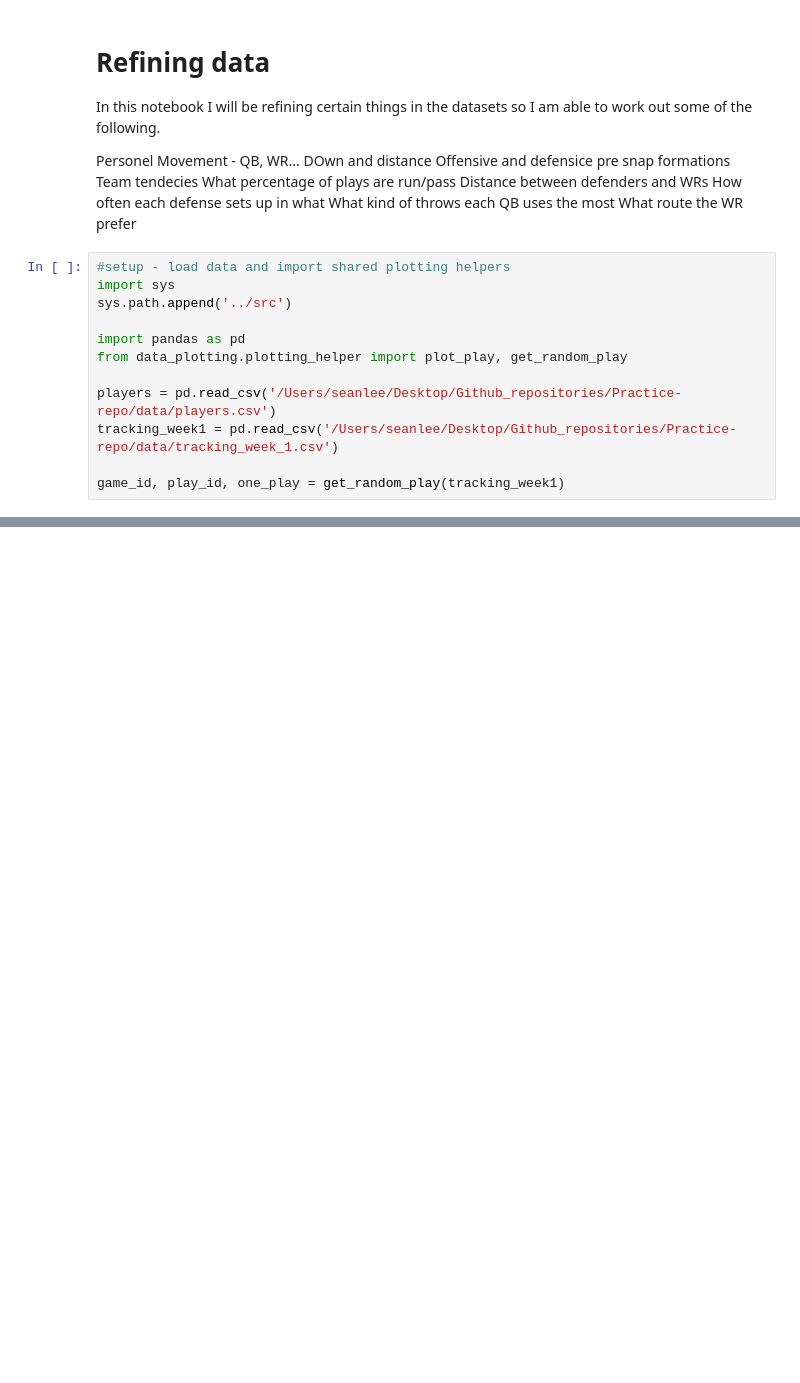
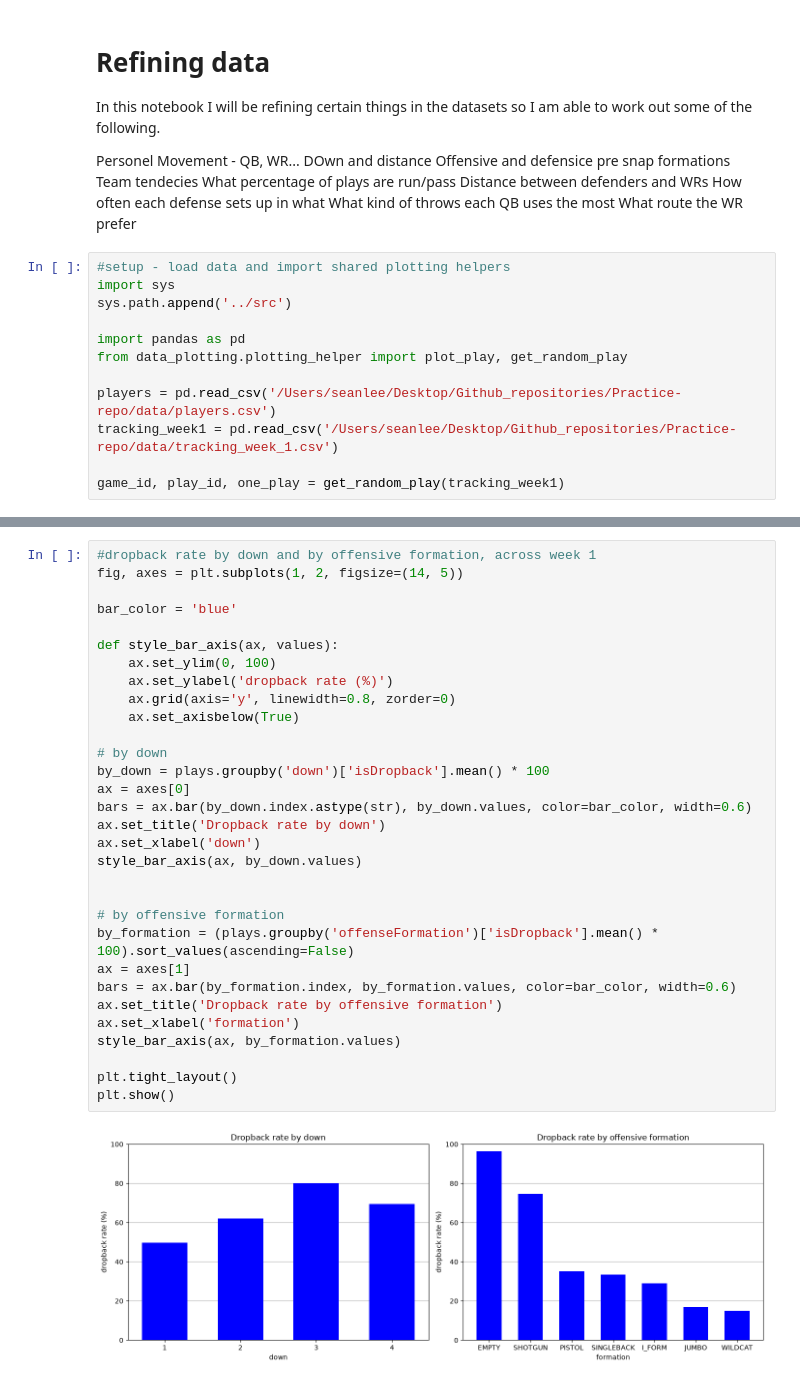
Before and after one commit to seanlee2802/Practice-repo, a Jupyter notebook: notebooks/O_2_refining_data.ipynb, the cells around one changed output, grey strips where cells are left out. Drawn from its saved outputs; the diff is of its cells as text; blank space fills up the shorter version.

```diff
--- a/notebooks/O_2_refining_data.ipynb
+++ b/notebooks/O_2_refining_data.ipynb
@@ -37,0 +88,33 @@ plot_play(position_play, game_id, play_id, line_color='red')
+# %%
+#dropback rate by down and by offensive formation, across week 1
+fig, axes = plt.subplots(1, 2, figsize=(14, 5))
+
+bar_color = 'blue'
+
+def style_bar_axis(ax, values):
+    ax.set_ylim(0, 100)
+    ax.set_ylabel('dropback rate (%)')
+    ax.grid(axis='y', linewidth=0.8, zorder=0)
+    ax.set_axisbelow(True)
+
+# by down
+by_down = plays.groupby('down')['isDropback'].mean() * 100
+ax = axes[0]
+bars = ax.bar(by_down.index.astype(str), by_down.values, color=bar_color, width=0.6)
+ax.set_title('Dropback rate by down')
+ax.set_xlabel('down')
+style_bar_axis(ax, by_down.values)
+
+
+# by offensive formation
+by_formation = (plays.groupby('offenseFormation')['isDropback'].mean() * 100).sort_values(ascending=False)
+ax = axes[1]
+bars = ax.bar(by_formation.index, by_formation.values, color=bar_color, width=0.6)
+ax.set_title('Dropback rate by offensive formation')
+ax.set_xlabel('formation')
+style_bar_axis(ax, by_formation.values)
+
+plt.tight_layout()
+plt.show()
+# %% [output]
+[figure, added]
```
Also changed, not shown: parts of 3 cells of this notebook, 5 other files.
